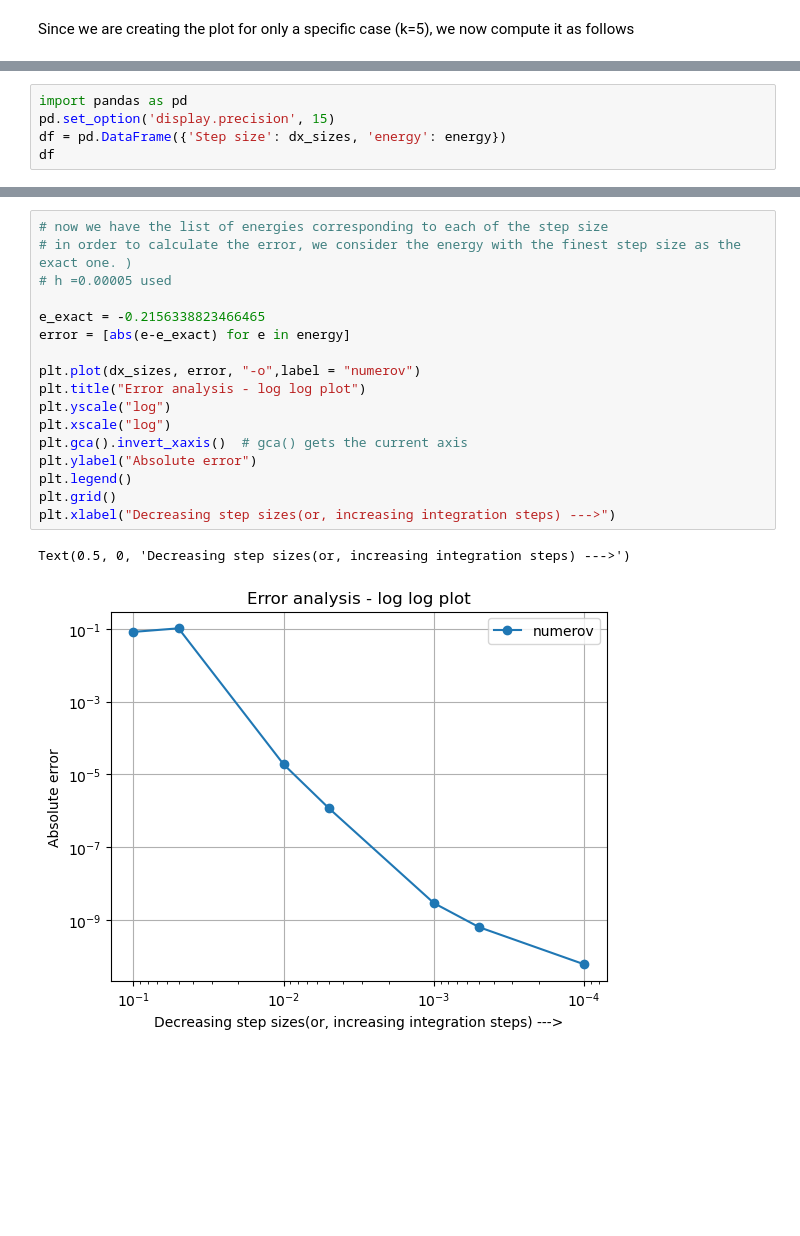
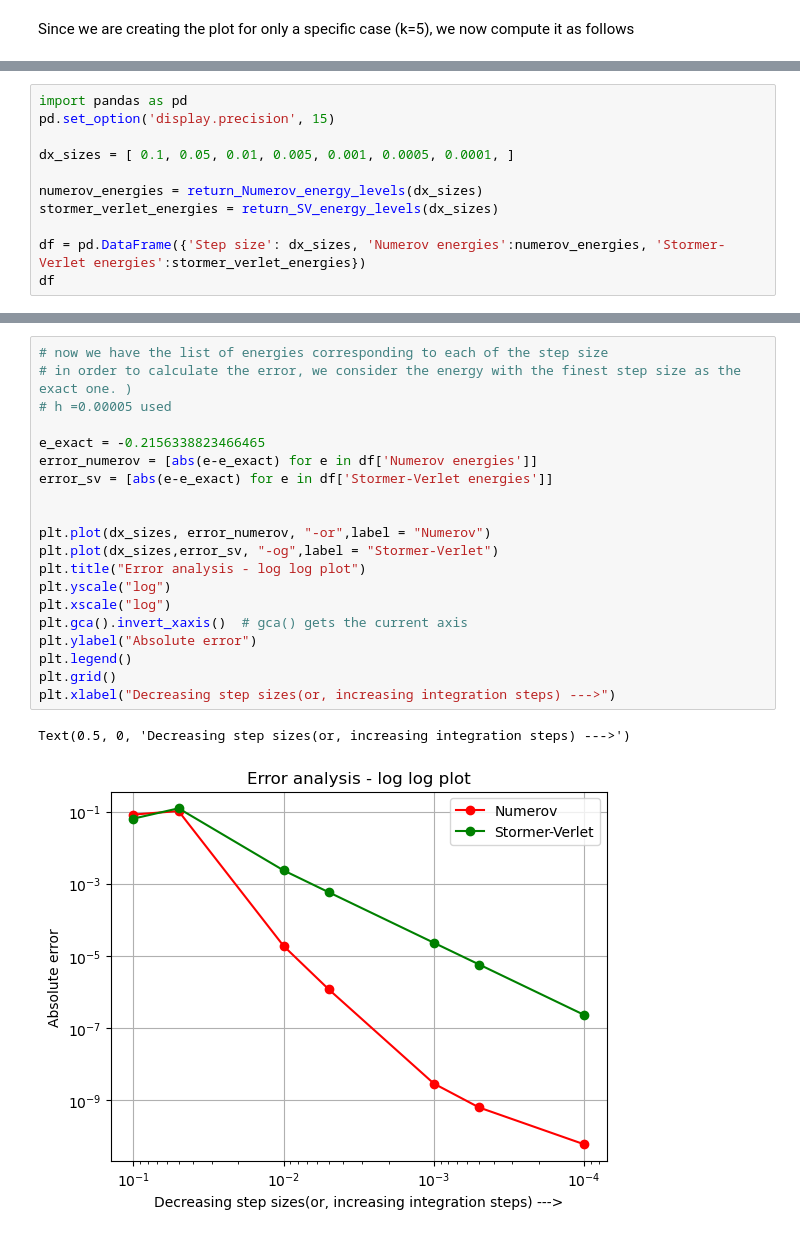
Before and after one commit to SoumyajeetMazumdar/CQMPP, a Jupyter notebook: #4/part1.ipynb, the cells around one changed output, grey strips where cells are left out. Cells and saved outputs as stored; diff of their text form; blank space fills up the shorter version.

Commit message:
numerov and sv both sucessful, error plots created

```diff
--- a/#4/part1.ipynb
+++ b/#4/part1.ipynb
@@ -184,6 +266,12 @@ for dx in dx_sizes:
 # %%
 import pandas as pd
 pd.set_option('display.precision', 15)
-df = pd.DataFrame({'Step size': dx_sizes, 'energy': energy})
+
+dx_sizes = [ 0.1, 0.05, 0.01, 0.005, 0.001, 0.0005, 0.0001, ]
+
+numerov_energies = return_Numerov_energy_levels(dx_sizes)
+stormer_verlet_energies = return_SV_energy_levels(dx_sizes)
+
+df = pd.DataFrame({'Step size': dx_sizes, 'Numerov energies':numerov_energies, 'Stormer-Verlet energies':stormer_verlet_energies})
 df
 # %% [output]
@@ -198,20 +286,23 @@ df
 # %%
 # now we have the list of energies corresponding to each of the step size
 # in order to calculate the error, we consider the energy with the finest step size as the exact one. )
 # h =0.00005 used
 
 e_exact = -0.2156338823466465
-error = [abs(e-e_exact) for e in energy]
+error_numerov = [abs(e-e_exact) for e in df['Numerov energies']]
+error_sv = [abs(e-e_exact) for e in df['Stormer-Verlet energies']]
 
-plt.plot(dx_sizes, error, "-o",label = "numerov")
+
+plt.plot(dx_sizes, error_numerov, "-or",label = "Numerov")
+plt.plot(dx_sizes,error_sv, "-og",label = "Stormer-Verlet")
 plt.title("Error analysis - log log plot")
 plt.yscale("log")
 plt.xscale("log")
 plt.gca().invert_xaxis()  # gca() gets the current axis
 plt.ylabel("Absolute error")
 plt.legend()
 plt.grid()
 plt.xlabel("Decreasing step sizes(or, increasing integration steps) --->")
 # %% [output]
 Text(0.5, 0, 'Decreasing step sizes(or, increasing integration steps) --->')
-[figure, old version]
+[figure, new version]
```
Also changed, not shown: parts of 3 cells of this notebook.
